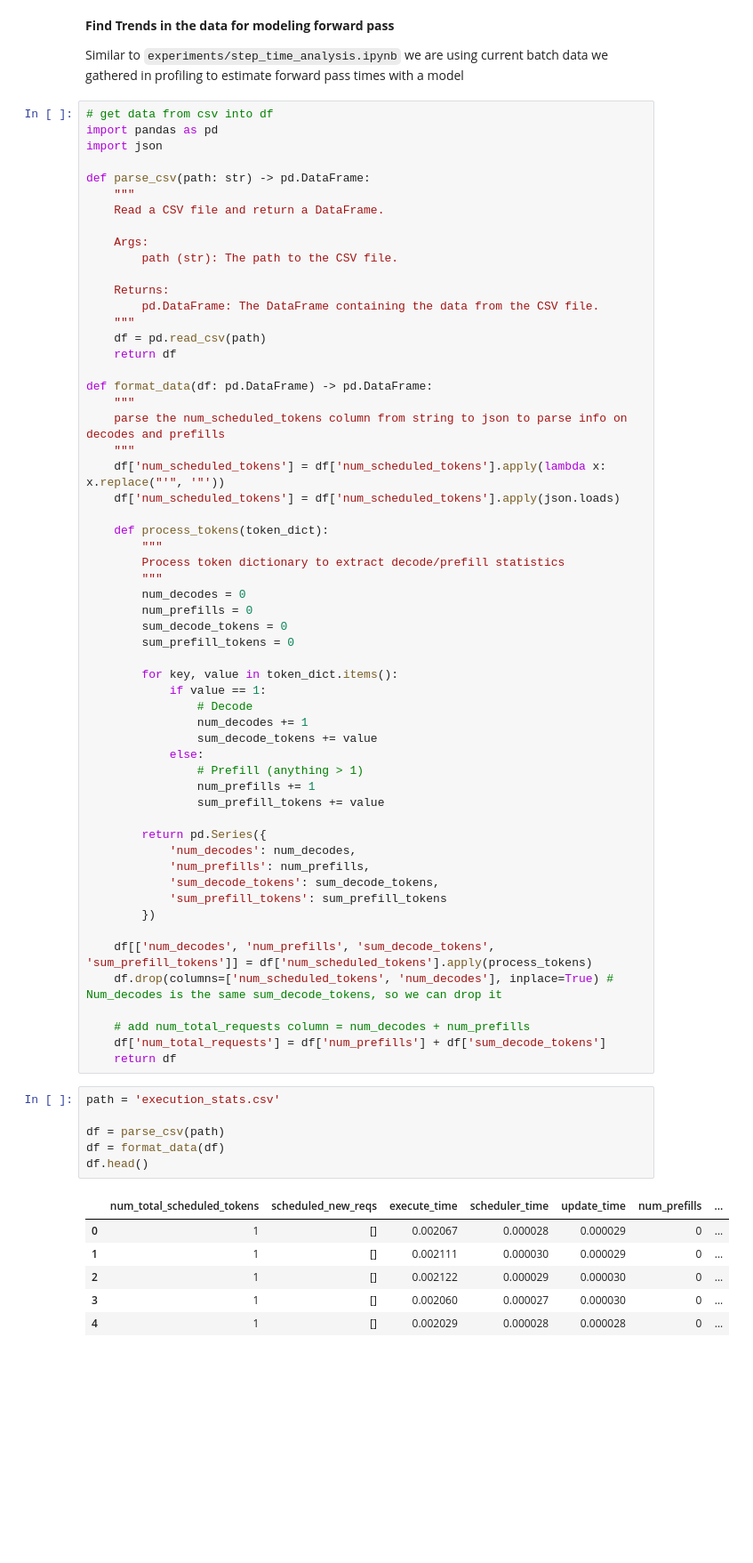
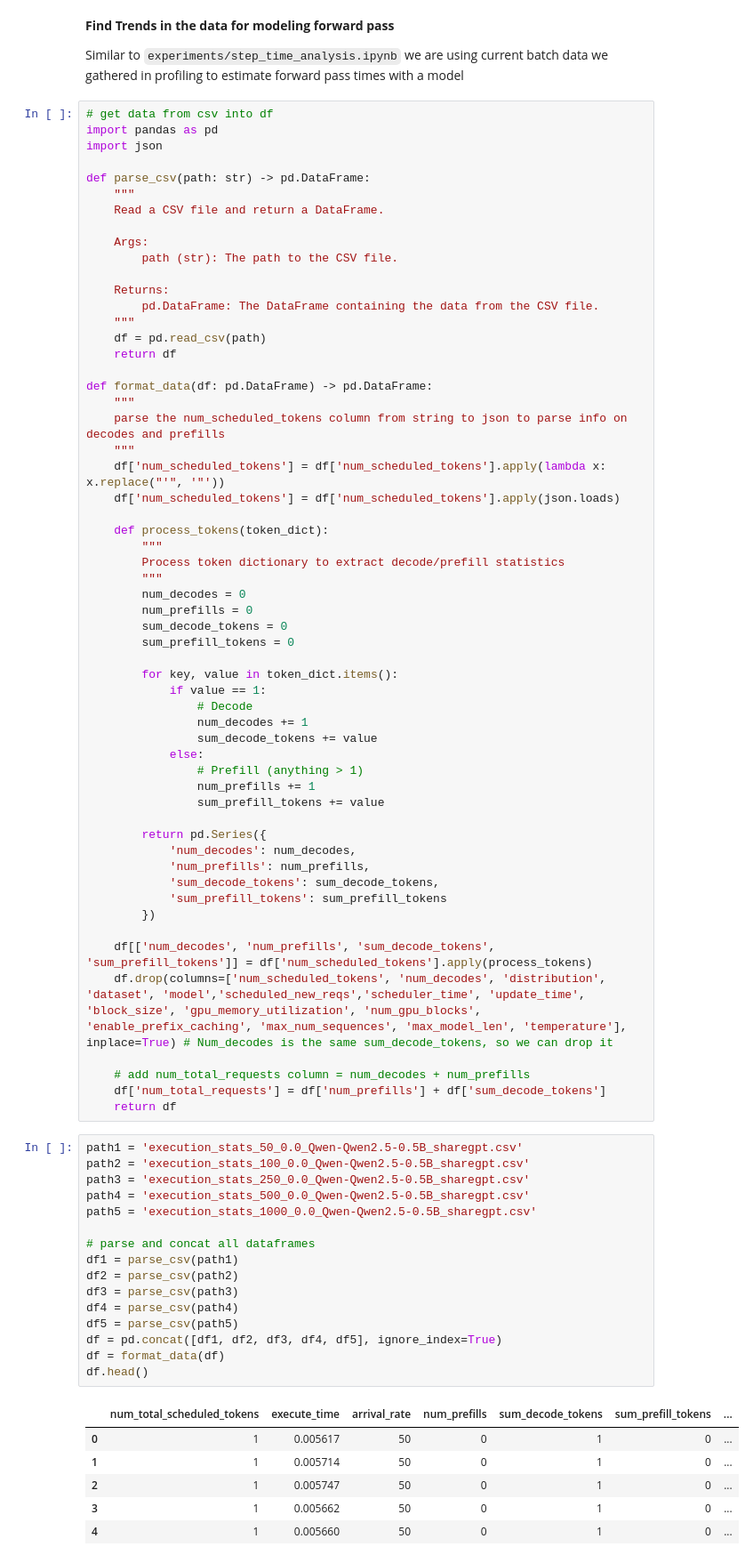
Before and after one commit to inference-sim/pytools, a Jupyter notebook: experiments/model_execute_correlation.ipynb, the cells around one changed output. Shown at 89% size. Cells and saved outputs as stored; diff of their text form; blank space fills up the shorter version.

```diff
--- a/experiments/model_execute_correlation.ipynb
+++ b/experiments/model_execute_correlation.ipynb
@@ -54,23 +54,33 @@ def format_data(df: pd.DataFrame) -> pd.DataFrame:
         })
 
     df[['num_decodes', 'num_prefills', 'sum_decode_tokens', 'sum_prefill_tokens']] = df['num_scheduled_tokens'].apply(process_tokens)
-    df.drop(columns=['num_scheduled_tokens', 'num_decodes'], inplace=True) # Num_decodes is the same sum_decode_tokens, so we can drop it
+    df.drop(columns=['num_scheduled_tokens', 'num_decodes', 'distribution', 'dataset', 'model','scheduled_new_reqs','scheduler_time', 'update_time', 'block_size', 'gpu_memory_utilization', 'num_gpu_blocks', 'enable_prefix_caching', 'max_num_sequences', 'max_model_len', 'temperature'], inplace=True) # Num_decodes is the same sum_decode_tokens, so we can drop it
 
     # add num_total_requests column = num_decodes + num_prefills
     df['num_total_requests'] = df['num_prefills'] + df['sum_decode_tokens']
     return df
 # %%
-path = 'execution_stats.csv'
+path1 = 'execution_stats_50_0.0_Qwen-Qwen2.5-0.5B_sharegpt.csv'
+path2 = 'execution_stats_100_0.0_Qwen-Qwen2.5-0.5B_sharegpt.csv'
+path3 = 'execution_stats_250_0.0_Qwen-Qwen2.5-0.5B_sharegpt.csv'
+path4 = 'execution_stats_500_0.0_Qwen-Qwen2.5-0.5B_sharegpt.csv'
+path5 = 'execution_stats_1000_0.0_Qwen-Qwen2.5-0.5B_sharegpt.csv'
 
-df = parse_csv(path)
+# parse and concat all dataframes
+df1 = parse_csv(path1)
+df2 = parse_csv(path2)
+df3 = parse_csv(path3)
+df4 = parse_csv(path4)
+df5 = parse_csv(path5)
+df = pd.concat([df1, df2, df3, df4, df5], ignore_index=True)
 df = format_data(df)
 df.head()
 # %% [output]
-|  | num_total_scheduled_tokens | scheduled_new_reqs | execute_time | scheduler_time | update_time | num_prefills | ... |
-| 0 | 1 | [] | 0.002067 | 0.000028 | 0.000029 | 0 | ... |
-| 1 | 1 | [] | 0.002111 | 0.000030 | 0.000029 | 0 | ... |
-| 2 | 1 | [] | 0.002122 | 0.000029 | 0.000030 | 0 | ... |
-| 3 | 1 | [] | 0.002060 | 0.000027 | 0.000030 | 0 | ... |
-| 4 | 1 | [] | 0.002029 | 0.000028 | 0.000028 | 0 | ... |
+|  | num_total_scheduled_tokens | execute_time | arrival_rate | num_prefills | sum_decode_tokens | sum_prefill_tokens | ... |
+| 0 | 1 | 0.005617 | 50 | 0 | 1 | 0 | ... |
+| 1 | 1 | 0.005714 | 50 | 0 | 1 | 0 | ... |
+| 2 | 1 | 0.005747 | 50 | 0 | 1 | 0 | ... |
+| 3 | 1 | 0.005662 | 50 | 0 | 1 | 0 | ... |
+| 4 | 1 | 0.005660 | 50 | 0 | 1 | 0 | ... |
 # %%
 # try to find correlation between execute_time and num_decodes, num_prefills, sum_decode_tokens, sum_prefill_tokens
```
Also changed, not shown: parts of 4 cells of this notebook, 6 other files.
